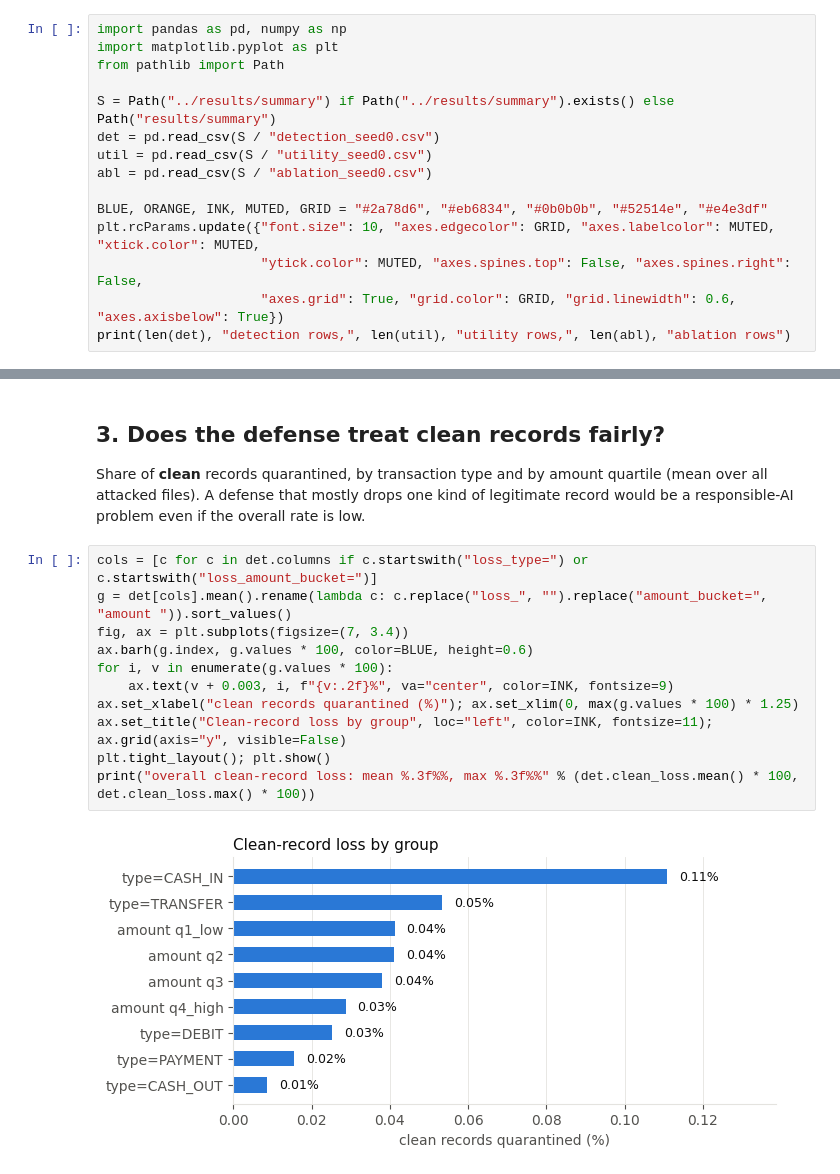
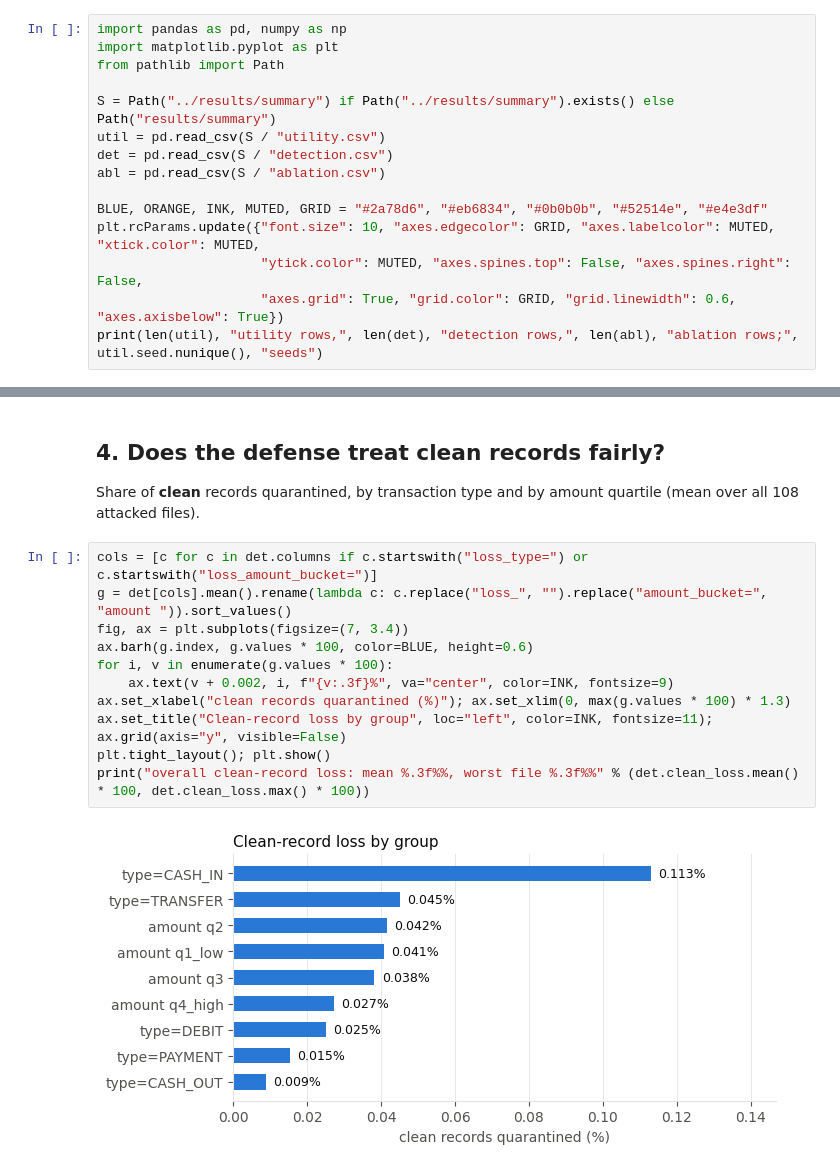
Before and after one commit to tanvishetty1403/streaming-poisoning-robustness, a Jupyter notebook: notebooks/defense_results.ipynb, the cells around one changed output, grey strips where cells are left out. Cells and saved outputs as stored; diff of their text form.

```diff
--- a/notebooks/defense_results.ipynb
+++ b/notebooks/defense_results.ipynb
@@ -21,13 +24,13 @@ import matplotlib.pyplot as plt
 from pathlib import Path
 
 S = Path("../results/summary") if Path("../results/summary").exists() else Path("results/summary")
-det = pd.read_csv(S / "detection_seed0.csv")
-util = pd.read_csv(S / "utility_seed0.csv")
-abl = pd.read_csv(S / "ablation_seed0.csv")
+util = pd.read_csv(S / "utility.csv")
+det = pd.read_csv(S / "detection.csv")
+abl = pd.read_csv(S / "ablation.csv")
 
 BLUE, ORANGE, INK, MUTED, GRID = "#2a78d6", "#eb6834", "#0b0b0b", "#52514e", "#e4e3df"
 plt.rcParams.update({"font.size": 10, "axes.edgecolor": GRID, "axes.labelcolor": MUTED, "xtick.color": MUTED,
                      "ytick.color": MUTED, "axes.spines.top": False, "axes.spines.right": False,
                      "axes.grid": True, "grid.color": GRID, "grid.linewidth": 0.6, "axes.axisbelow": True})
-print(len(det), "detection rows,", len(util), "utility rows,", len(abl), "ablation rows")
+print(len(util), "utility rows,", len(det), "detection rows,", len(abl), "ablation rows;", util.seed.nunique(), "seeds")
 # %% [output]
@@ -120,19 +147,17 @@ without it, 23% of the real frauds are quarantined and recall drops from 0.94 to
 # %% [markdown]
-## 3. Does the defense treat clean records fairly?
+## 4. Does the defense treat clean records fairly?
 
-Share of **clean** records quarantined, by transaction type and by amount quartile (mean over all attacked files).
-A defense that mostly drops one kind of legitimate record would be a responsible-AI problem even if the overall
-rate is low.
+Share of **clean** records quarantined, by transaction type and by amount quartile (mean over all 108 attacked files).
 # %%
 cols = [c for c in det.columns if c.startswith("loss_type=") or c.startswith("loss_amount_bucket=")]
 g = det[cols].mean().rename(lambda c: c.replace("loss_", "").replace("amount_bucket=", "amount ")).sort_values()
 fig, ax = plt.subplots(figsize=(7, 3.4))
 ax.barh(g.index, g.values * 100, color=BLUE, height=0.6)
 for i, v in enumerate(g.values * 100):
-    ax.text(v + 0.003, i, f"{v:.2f}%", va="center", color=INK, fontsize=9)
-ax.set_xlabel("clean records quarantined (%)"); ax.set_xlim(0, max(g.values * 100) * 1.25)
+    ax.text(v + 0.002, i, f"{v:.3f}%", va="center", color=INK, fontsize=9)
+ax.set_xlabel("clean records quarantined (%)"); ax.set_xlim(0, max(g.values * 100) * 1.3)
 ax.set_title("Clean-record loss by group", loc="left", color=INK, fontsize=11); ax.grid(axis="y", visible=False)
 plt.tight_layout(); plt.show()
-print("overall clean-record loss: mean %.3f%%, max %.3f%%" % (det.clean_loss.mean() * 100, det.clean_loss.max() * 100))
+print("overall clean-record loss: mean %.3f%%, worst file %.3f%%" % (det.clean_loss.mean() * 100, det.clean_loss.max() * 100))
 # %% [output]
-[figure, old version]
+[figure, new version]
```
Also changed, not shown: parts of 22 cells of this notebook, 17 other files.
